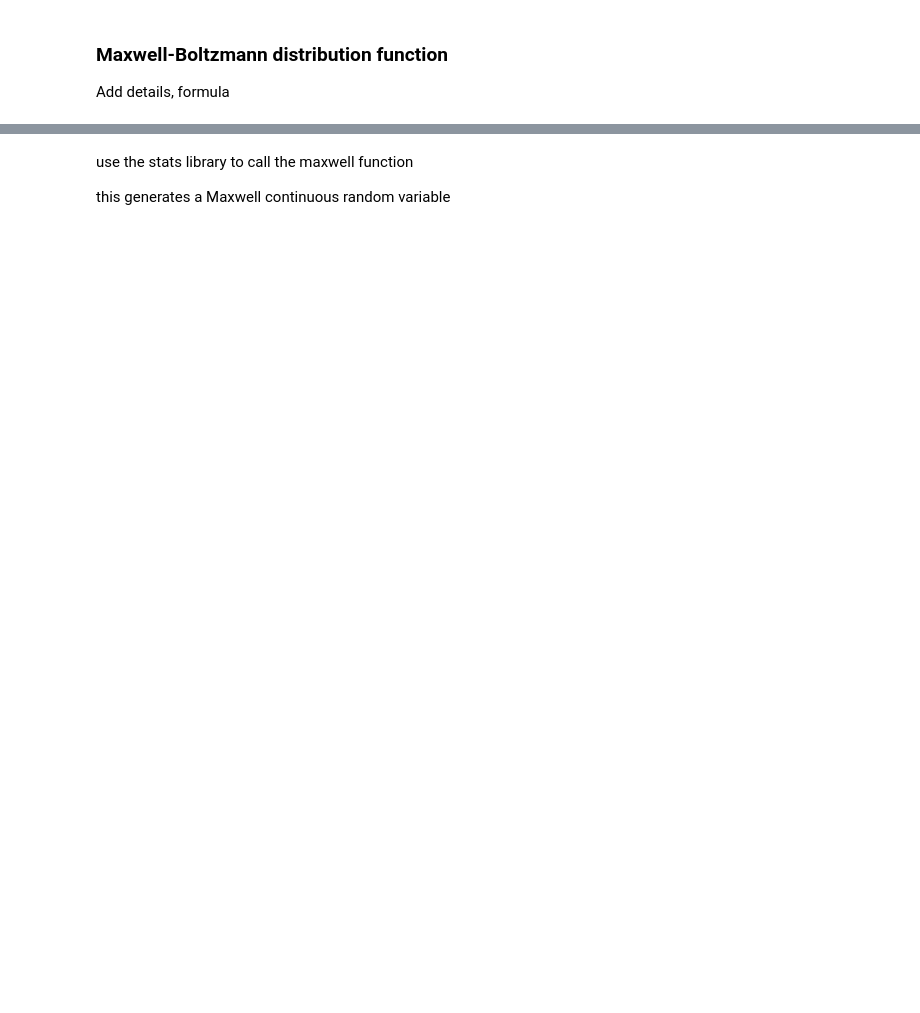
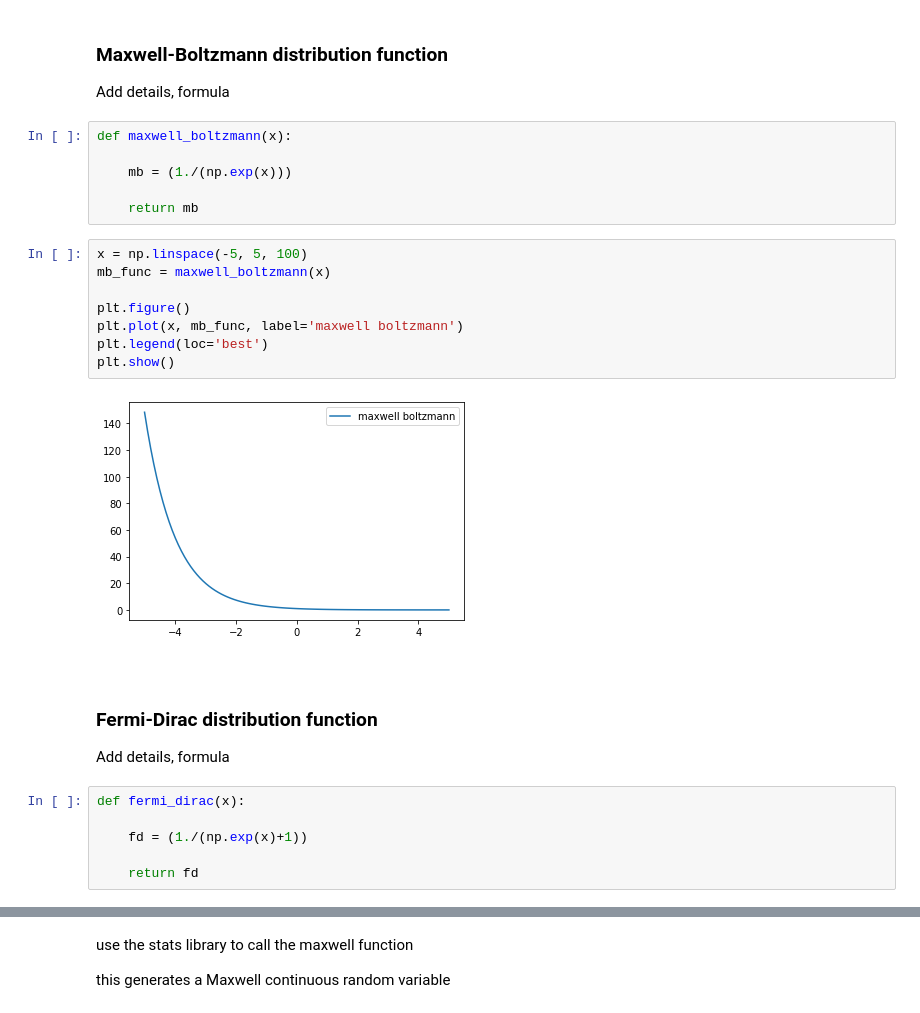
Before and after one commit to madhurima-nath/physicsRelatedCodes, a Jupyter notebook: cu_phys.ipynb, the cells around one changed output, grey strips where cells are left out. Cells and saved outputs as stored; diff of their text form; blank space fills up the shorter version.

```diff
--- a/cu_phys.ipynb
+++ b/cu_phys.ipynb
@@ -23,3 +29,31 @@ import numpy as np
 ### Maxwell-Boltzmann distribution function
 
 Add details, formula
+# %%
+def maxwell_boltzmann(x):
+
+    mb = (1./(np.exp(x)))
+
+    return mb
+# %%
+x = np.linspace(-5, 5, 100)
+mb_func = maxwell_boltzmann(x)
+
+plt.figure()
+plt.plot(x, mb_func, label='maxwell boltzmann')
+plt.legend(loc='best')
+plt.show()
+# %% [output]
+[figure, added]
+# %% [markdown]
+<a id = 'fermi'></a>
+# %% [markdown]
+### Fermi-Dirac distribution function
+
+Add details, formula
+# %%
+def fermi_dirac(x):
+
+    fd = (1./(np.exp(x)+1))
+
+    return fd
```
Also changed, not shown: parts of 28 cells of this notebook.
